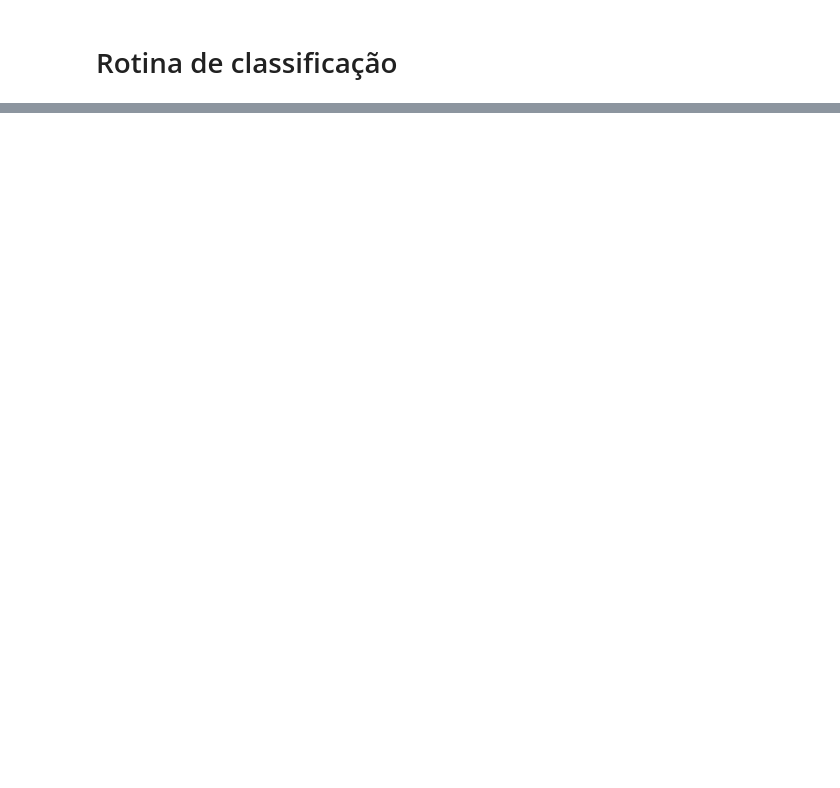
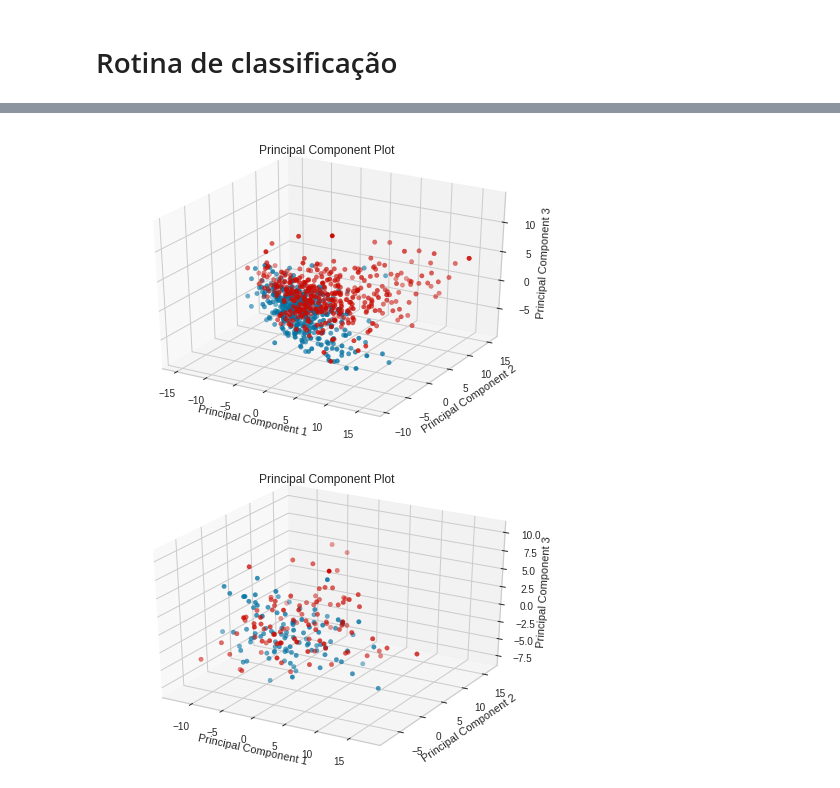
Before and after one commit to alura-cursos/Visao-Computacional-Processamento-de-Imagens, a Jupyter notebook: Course:Pre-processing/extracao_de_caracteristicas.ipynb, the cells around one changed output, grey strips where cells are left out. Cells and saved outputs as stored; diff of their text form; code cells hidden in the pictures; blank space fills up the shorter version.

```diff
--- a/Course:Pre-processing/extracao_de_caracteristicas.ipynb
+++ b/Course:Pre-processing/extracao_de_caracteristicas.ipynb
@@ -356,0 +405,17 @@ plt.show();
+# %%
+from yellowbrick.features.pca import PCADecomposition
+
+cores_treinamento = np.array(['r' if label == 0 else 'b' for label in rotulos])
+
+visualizar_dados_treinamento = PCADecomposition(scale=True, color=cores_treinamento, proj_dim=3)
+visualizar_dados_treinamento.fit_transform(descritores, rotulos)
+visualizar_dados_treinamento.poof()
+
+cores_teste = np.array(['r' if label == 0 else 'b' for label in rotulos_teste])
+
+visualizar_dados_teste = PCADecomposition(scale=True, color=cores_teste, proj_dim=3)
+visualizar_dados_teste.fit_transform(img_test_descritores, rotulos_teste)
+visualizar_dados_teste.poof()
+# %% [output]
+[figure, added]
+[figure, added]
```
Also changed, not shown: parts of 26 cells of this notebook, 3 other files.
